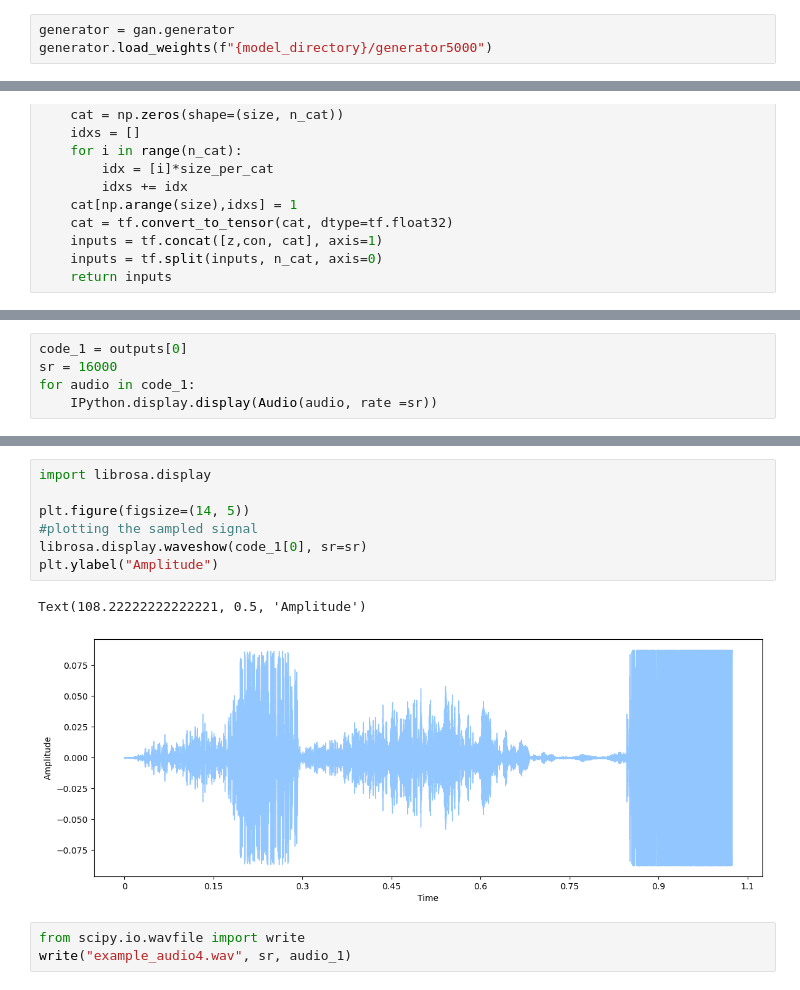
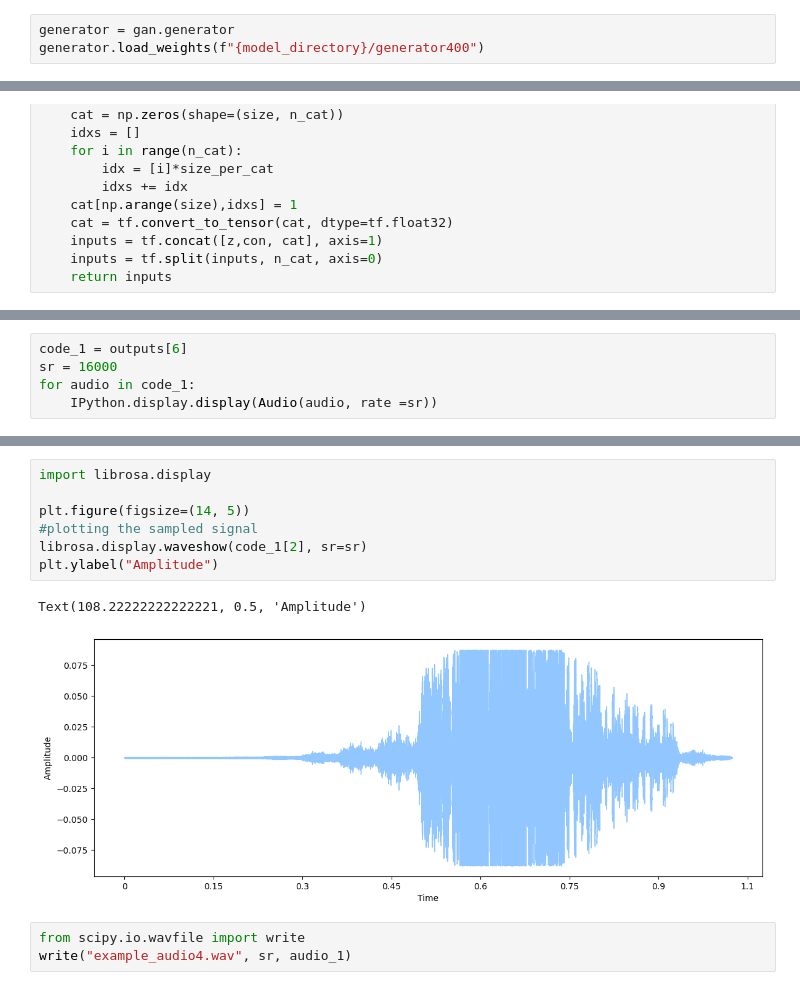
Before and after one commit to JaydenDave/decoding-animimal-communication, a Jupyter notebook: winfoGAN/model_testing.ipynb, the cells around one changed output, grey strips where cells are left out. Drawn from its saved outputs; the diff is of its cells as text.

```diff
--- a/winfoGAN/model_testing.ipynb
+++ b/winfoGAN/model_testing.ipynb
@@ -49,7 +49,7 @@ gan = GAN(
 )
 # %%
 generator = gan.generator
-generator.load_weights(f"{model_directory}/generator5000")
+generator.load_weights(f"{model_directory}/generator400")
 # %% [output]
 <tensorflow.python.checkpoint.checkpoint.CheckpointLoadStatus at 0x...>
 # %%
@@ -97,7 +97,7 @@ DENORMALISED
 DENORMALISING- MEAN:-0.00021153796114958823, STD_DEV:0.08716892451047897
 DENORMALISED
 # %%
-code_1 = outputs[0]
+code_1 = outputs[6]
 sr = 16000
 for audio in code_1:
     IPython.display.display(Audio(audio, rate =sr))
@@ -115,13 +115,13 @@ for audio in code_1:
 # %%
 import librosa.display
 
 plt.figure(figsize=(14, 5))
 #plotting the sampled signal
-librosa.display.waveshow(code_1[0], sr=sr)
+librosa.display.waveshow(code_1[2], sr=sr)
 plt.ylabel("Amplitude")
 # %% [output]
 Text(108.22222222222221, 0.5, 'Amplitude')
-[figure, old version]
+[figure, new version]
 # %%
 from scipy.io.wavfile import write
 write("example_audio4.wav", sr, audio_1)
```
Also changed, not shown: parts of 4 cells of this notebook, 2 other files.
